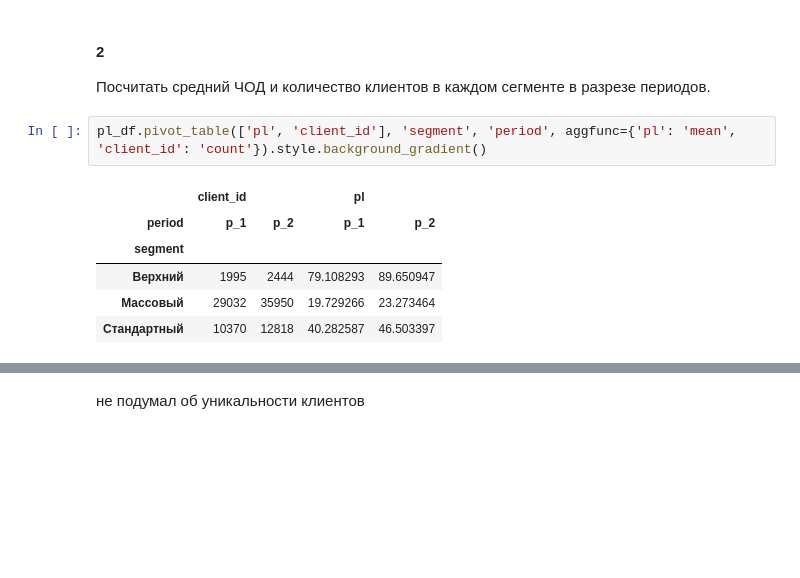
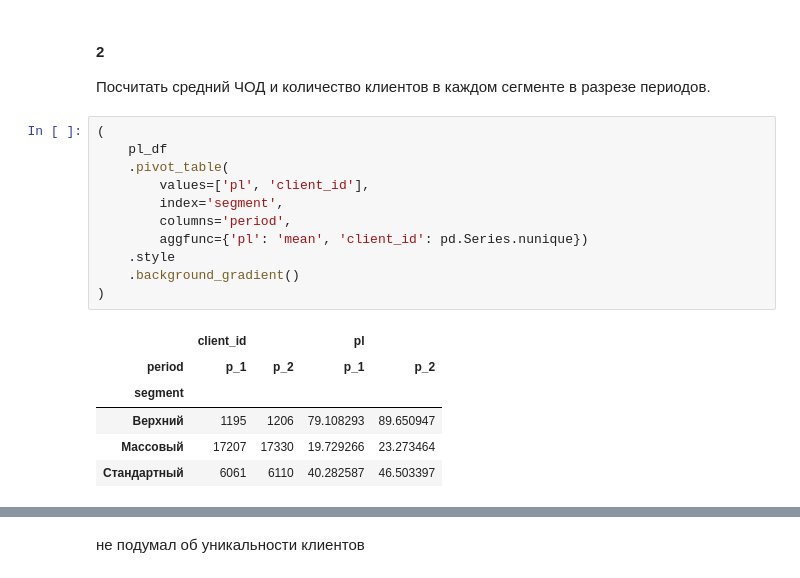
Before and after one commit to gbrs/test_tasks, a Jupyter notebook: vtb/test_vtb_mine.ipynb, the cells around one changed output, grey strips where cells are left out. Saved outputs shown, nothing was run; the diff lists cells and outputs as text; blank space fills up the shorter version.

```diff
--- a/vtb/test_vtb_mine.ipynb
+++ b/vtb/test_vtb_mine.ipynb
@@ -313,11 +167,20 @@ pl_df
 #### 2
 Посчитать средний ЧОД и количество клиентов в каждом сегменте в разрезе периодов.
 # %%
-pl_df.pivot_table(['pl', 'client_id'], 'segment', 'period', aggfunc={'pl': 'mean', 'client_id': 'count'}).style.background_gradient()
+(
+    pl_df
+    .pivot_table(
+        values=['pl', 'client_id'],
+        index='segment',
+        columns='period',
+        aggfunc={'pl': 'mean', 'client_id': pd.Series.nunique})
+    .style
+    .background_gradient()
+)
 # %% [output]
 |  | client_id |  | pl |  |
 | period | p_1 | p_2 | p_1 | p_2 |
 | segment |  |  |  |  |
-| Верхний | 1995 | 2444 | 79.108293 | 89.650947 |
-| Массовый | 29032 | 35950 | 19.729266 | 23.273464 |
-| Стандартный | 10370 | 12818 | 40.282587 | 46.503397 |
+| Верхний | 1195 | 1206 | 79.108293 | 89.650947 |
+| Массовый | 17207 | 17330 | 19.729266 | 23.273464 |
+| Стандартный | 6061 | 6110 | 40.282587 | 46.503397 |
```
Also changed, not shown: parts of 10 cells of this notebook, 3 other files.
